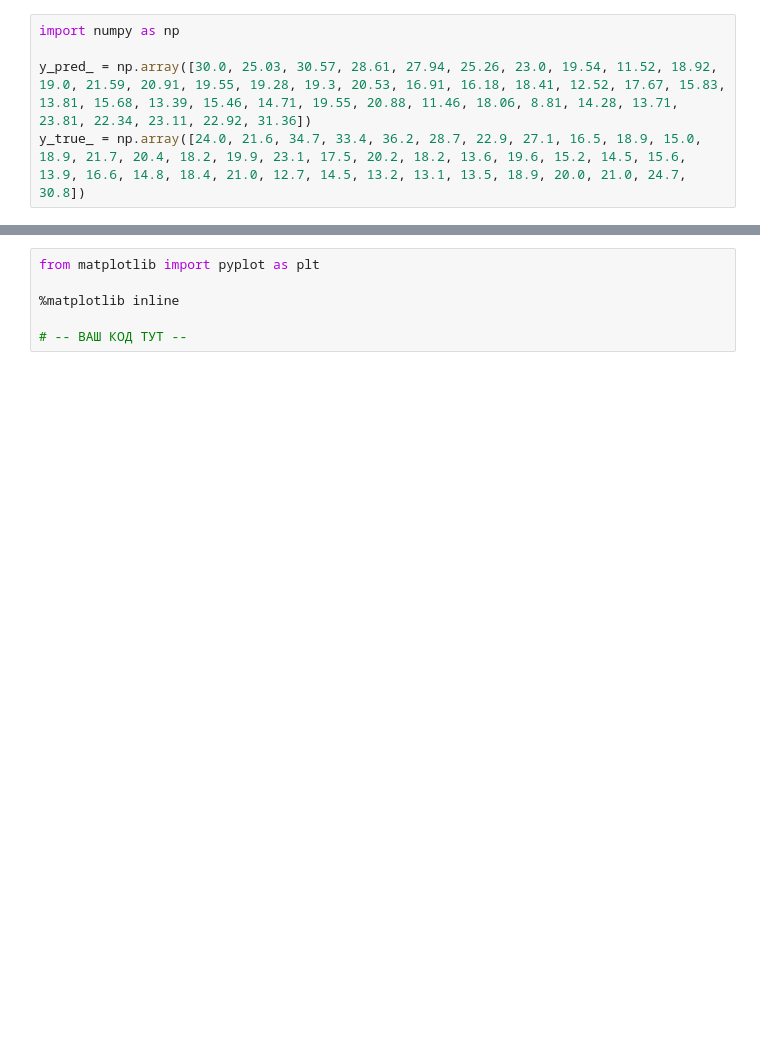
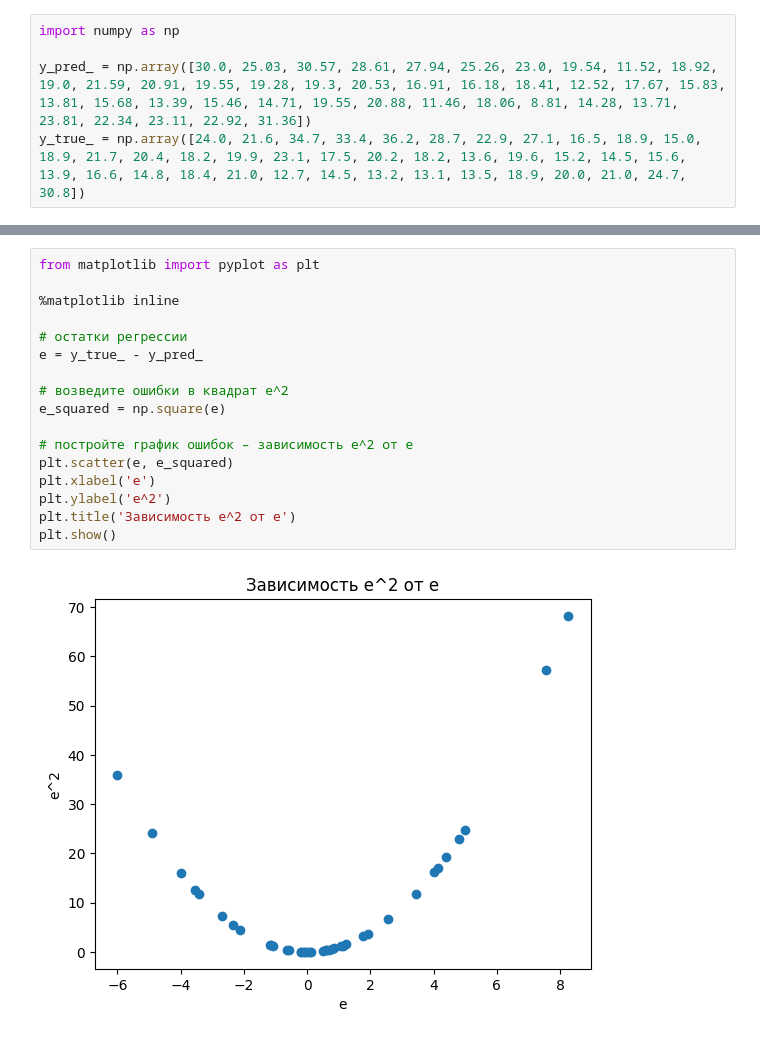
Before and after one commit to Andre-1970/Machine_learning_classical_algorithms_Sem4, a Jupyter notebook: 3_Homework_3_7.ipynb, the cells around one changed output, grey strips where cells are left out. Cells and saved outputs as stored; diff of their text form; blank space fills up the shorter version.

```diff
--- a/3_Homework_3_7.ipynb
+++ b/3_Homework_3_7.ipynb
@@ -17,9 +17,22 @@ y_true_ = np.array([24.0, 21.6, 34.7, 33.4, 36.2, 28.7, 22.9, 27.1, 16.5, 18.9,
 График должен получится вот такой:
 
 ![experiment_errors](https://sun9-50.userapi.com/c856120/v856120638/1e9be0/3m-6-p2kZfk.jpg)
-# %%
-from matplotlib import pyplot as plt
-
-%matplotlib inline
-
-# -- ВАШ КОД ТУТ --
+# %%
+from matplotlib import pyplot as plt
+
+%matplotlib inline
+
+# остатки регрессии
+e = y_true_ - y_pred_
+
+# возведите ошибки в квадрат e^2
+e_squared = np.square(e)
+
+# постройте график ошибок – зависимость e^2 от e
+plt.scatter(e, e_squared)
+plt.xlabel('e')
+plt.ylabel('e^2')
+plt.title('Зависимость e^2 от e')
+plt.show()
+# %% [output]
+[figure, added]
```
Also changed, not shown: 2 other files.
